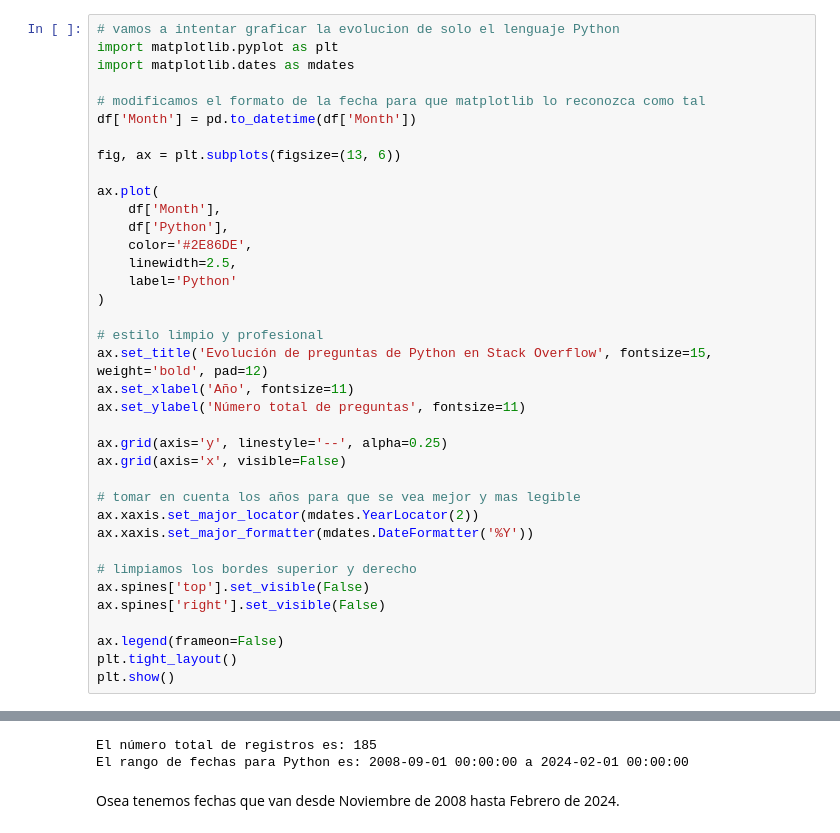
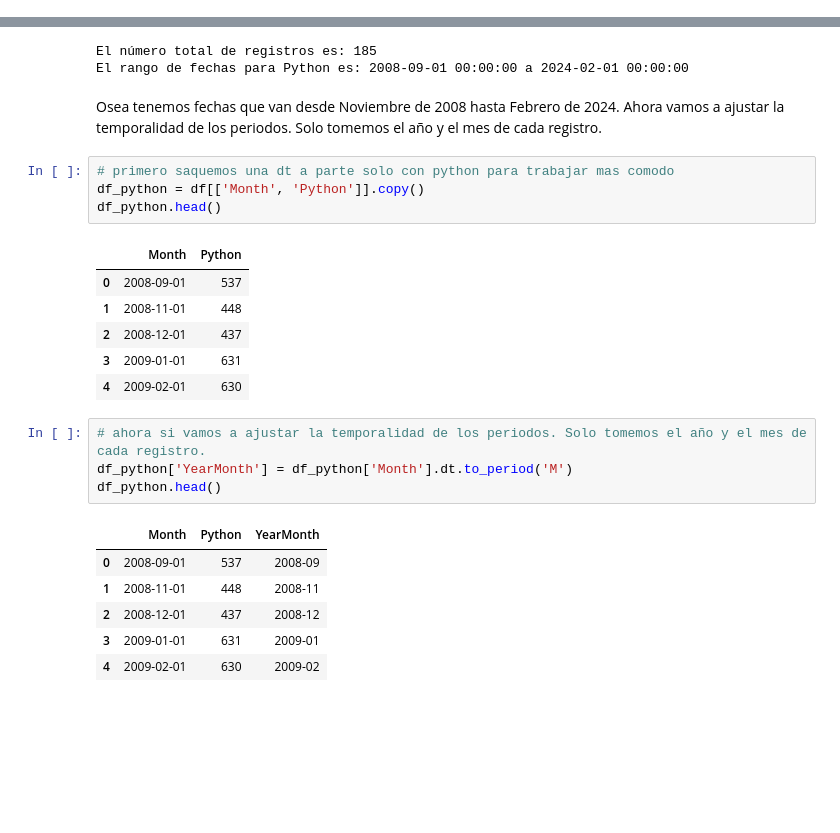
Before and after one commit to AlexSG29/Modelos_Econometricos, a Jupyter notebook: segunda clase/taller.ipynb, the cells around one changed output, grey strips where cells are left out. Drawn from its saved outputs; the diff is of its cells as text; blank space fills up the shorter version.

```diff
--- a/segunda clase/taller.ipynb
+++ b/segunda clase/taller.ipynb
@@ -23,40 +23,3 @@ df.head()
 | 3 | 2009-01-01 | 848 | 2374 | 0 | 628 | 1 | 205 | 0 | 585 | 0 | ... | ... |
 | 4 | 2009-02-01 | 841 | 2597 | 0 | 757 | 1 | 286 | 0 | 668 | 0 | ... | ... |
 5 rows × 21 columns
-# %%
-# vamos a intentar graficar la evolucion de solo el lenguaje Python
-import matplotlib.pyplot as plt
-import matplotlib.dates as mdates
-
-# modificamos el formato de la fecha para que matplotlib lo reconozca como tal
-df['Month'] = pd.to_datetime(df['Month'])
-
-fig, ax = plt.subplots(figsize=(13, 6))
-
-ax.plot(
-    df['Month'],
-    df['Python'],
-    color='#2E86DE',
-    linewidth=2.5,
-    label='Python'
-)
-
-# estilo limpio y profesional
-ax.set_title('Evolución de preguntas de Python en Stack Overflow', fontsize=15, weight='bold', pad=12)
-ax.set_xlabel('Año', fontsize=11)
-ax.set_ylabel('Número total de preguntas', fontsize=11)
-
-ax.grid(axis='y', linestyle='--', alpha=0.25)
-ax.grid(axis='x', visible=False)
-
-# tomar en cuenta los años para que se vea mejor y mas legible
-ax.xaxis.set_major_locator(mdates.YearLocator(2))
-ax.xaxis.set_major_formatter(mdates.DateFormatter('%Y'))
-
-# limpiamos los bordes superior y derecho
-ax.spines['top'].set_visible(False)
-ax.spines['right'].set_visible(False)
-
-ax.legend(frameon=False)
-plt.tight_layout()
-plt.show()
@@ -77,4 +38,26 @@ print(f"El rango de fechas para Python es: {fecha_minima} a {fecha_maxima}")
 El número total de registros es: 185
 El rango de fechas para Python es: 2008-09-01 00:00:00 a 2024-02-01 00:00:00
 # %% [markdown]
-Osea tenemos fechas que van desde Noviembre de 2008 hasta Febrero de 2024.
+Osea tenemos fechas que van desde Noviembre de 2008 hasta Febrero de 2024. Ahora vamos a ajustar la temporalidad de los periodos. Solo tomemos el año y el mes de cada registro.
+# %%
+# primero saquemos una dt a parte solo con python para trabajar mas comodo
+df_python = df[['Month', 'Python']].copy()
+df_python.head()
+# %% [output]
+|  | Month | Python |
+| 0 | 2008-09-01 | 537 |
+| 1 | 2008-11-01 | 448 |
+| 2 | 2008-12-01 | 437 |
+| 3 | 2009-01-01 | 631 |
+| 4 | 2009-02-01 | 630 |
+# %%
+# ahora si vamos a ajustar la temporalidad de los periodos. Solo tomemos el año y el mes de cada registro.
+df_python['YearMonth'] = df_python['Month'].dt.to_period('M')
+df_python.head()
+# %% [output]
+|  | Month | Python | YearMonth |
+| 0 | 2008-09-01 | 537 | 2008-09 |
+| 1 | 2008-11-01 | 448 | 2008-11 |
+| 2 | 2008-12-01 | 437 | 2008-12 |
+| 3 | 2009-01-01 | 631 | 2009-01 |
+| 4 | 2009-02-01 | 630 | 2009-02 |
```
Also changed, not shown: parts of 2 cells of this notebook.
